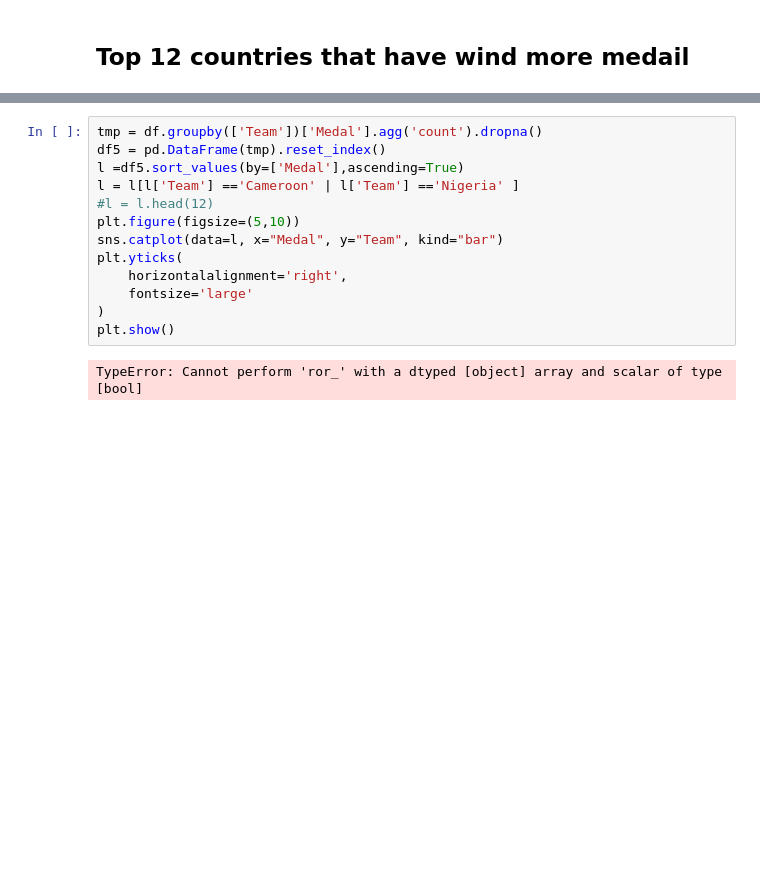
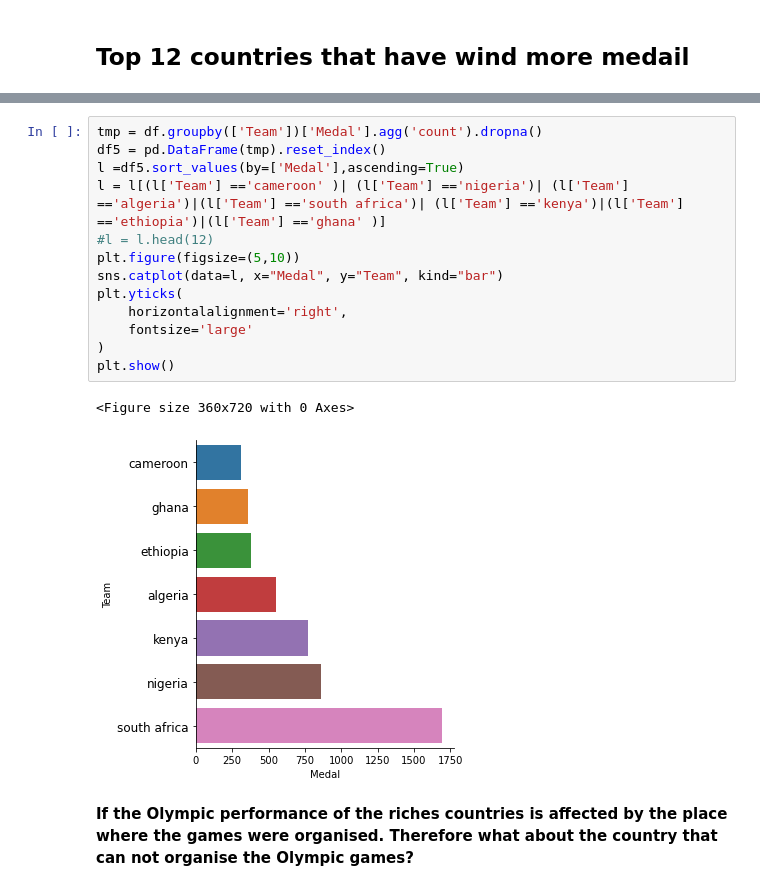
Before and after one commit to B23579/-anomaly-detection, a Jupyter notebook: data-visualization/analysis.ipynb, the cells around one changed output, grey strips where cells are left out. Drawn from its saved outputs; the diff is of its cells as text; blank space fills up the shorter version.

Commit message:
olympic

```diff
--- a/data-visualization/analysis.ipynb
+++ b/data-visualization/analysis.ipynb
@@ -379,15 +380,18 @@ plt.show()
 # %%
 tmp = df.groupby(['Team'])['Medal'].agg('count').dropna()
 df5 = pd.DataFrame(tmp).reset_index()
 l =df5.sort_values(by=['Medal'],ascending=True)
-l = l[l['Team'] =='Cameroon' | l['Team'] =='Nigeria' ]
+l = l[(l['Team'] =='cameroon' )| (l['Team'] =='nigeria')| (l['Team'] =='algeria')|(l['Team'] =='south africa')| (l['Team'] =='kenya')|(l['Team'] =='ethiopia')|(l['Team'] =='ghana' )]
 #l = l.head(12)
 plt.figure(figsize=(5,10))
 sns.catplot(data=l, x="Medal", y="Team", kind="bar")
 plt.yticks(
     horizontalalignment='right',
     fontsize='large'
 )
 plt.show()
 # %% [output]
-TypeError: Cannot perform 'ror_' with a dtyped [object] array and scalar of type [bool]
+<Figure size 360x720 with 0 Axes>
+[figure, added]
+# %% [markdown]
+**If the Olympic performance of the riches countries is affected by the place where the games were organised. Therefore what about the country that can not organise the Olympic games?**
```
Also changed, not shown: parts of 13 cells of this notebook.
